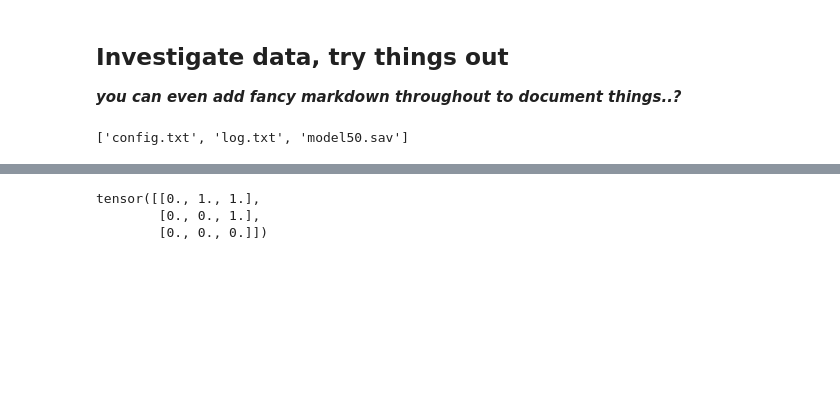
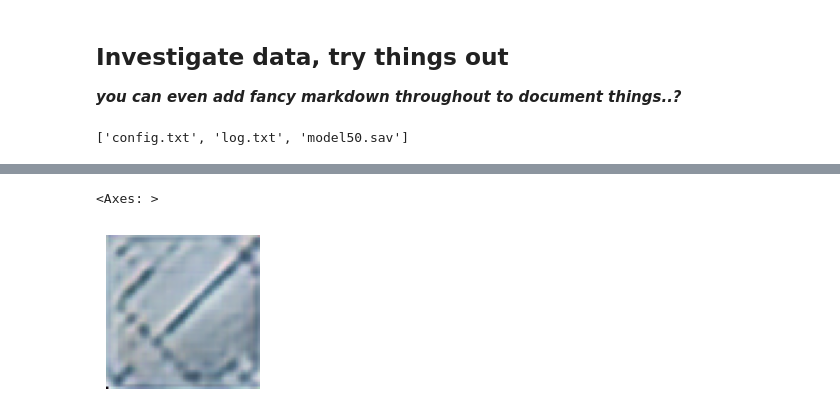
Before and after one commit to dpanas/clear-dear, a Jupyter notebook: notebooks/dp-5-dear-results-0.ipynb, the cells around one changed output, grey strips where cells are left out. Cells and saved outputs as stored; diff of their text form; code cells hidden in the pictures; blank space fills up the shorter version.

```diff
--- a/notebooks/dp-5-dear-results-0.ipynb
+++ b/notebooks/dp-5-dear-results-0.ipynb
@@ -23,7 +27,7 @@ from bgm import BGM, BigJointDiscriminator
 ## Set up namespace, e.g. point to data
 # %%
 data_path = '../data'
-res_path = '../../colab-code/results/xView_0/'
+res_path = '../results/xView_0/bcr_linscm_supce_pretr_res64/'
 # %%
 to_di = lambda x: dict( [y.split(':') for y in x.split('\t')[-1].split(',')])
 
@@ -135,2 +166,6 @@ def load_from_checkpoint( folder, checkpoint= None, with_disc= False):
+# %%
+class DummyArgs():
+    def __init__( self, di):
+        self.__dict__.update( **di)
 # %%
 config_dict, model, _ = load_from_checkpoint( res_path)
@@ -139 +176,8 @@ Loaded model from ../../colab-code/results/xView_0/model50.sav
+# %%
+args = DummyArgs( config_dict)
+args.data_dir = '../data/xView_0/'
+args.batch_size = 100
+args.n_epochs = 1
+
+label_idx = [2,3,4]
 # %%
@@ -189,6 +186,0 @@ torch.save( A_T, f='../data/xView_0/A_T.pt')
-# %%
-torch.load( '../data/xView_0/A_T.pt')
-# %% [output]
-tensor([[0., 1., 1.],
-        [0., 0., 1.],
-        [0., 0., 0.]])
@@ -194,0 +189,8 @@ tensor([[0., 1., 1.],
+# %%
+latent_ = torch.randn( 4, args.latent_dim, device= device)
+gen_images = model( z= latent_).cpu()
+# %%
+splo.plot_single( (dut.to_numpy(gen_images[1].detach())*255).astype(np.uint8), figsize= (2,2))
+# %% [output]
+<Axes: >
+[figure, added]
```
Also changed, not shown: parts of 27 cells of this notebook, 11 other files.
